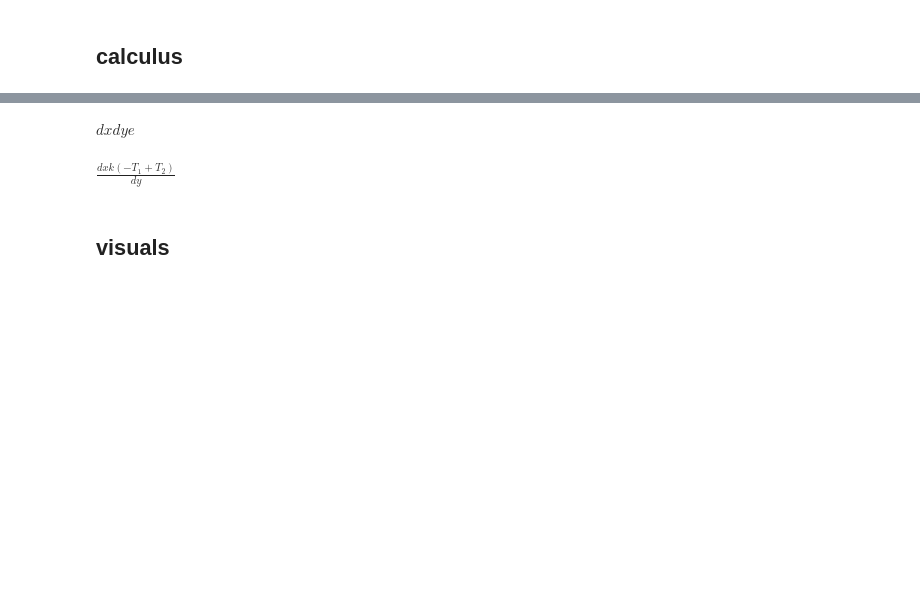
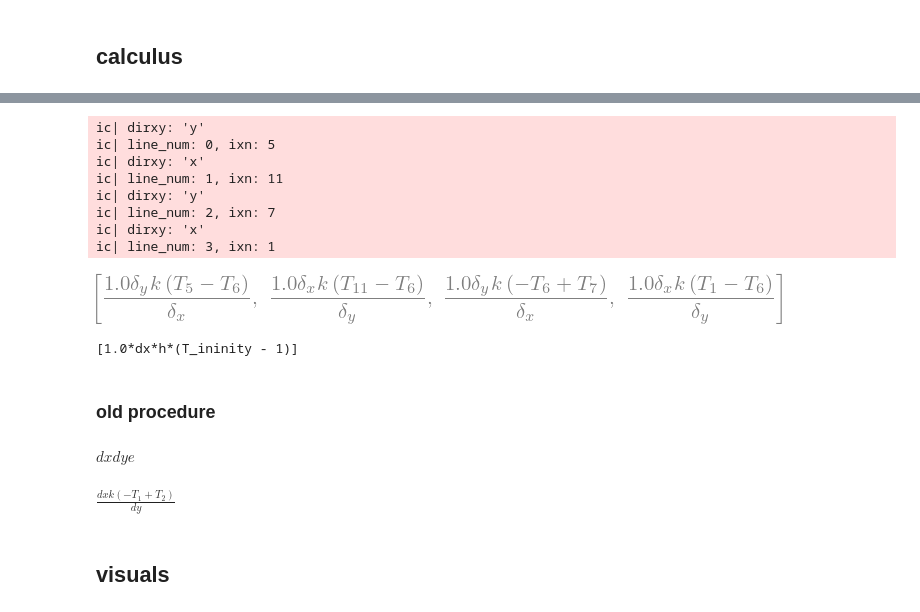
Before and after one commit to juliet29/windows, a Jupyter notebook: analysis/notebooks/230729_fem_setup.ipynb, the cells around one changed output, grey strips where cells are left out. Drawn from its saved outputs; the diff is of its cells as text; code cells hidden in the pictures; blank space fills up the shorter version.

```diff
--- a/analysis/notebooks/230729_fem_setup.ipynb
+++ b/analysis/notebooks/230729_fem_setup.ipynb
@@ -158,3 +220,21 @@ def interior_conduction(cell):
+# %%
+boundary_cell_eq(cell_num=6)
+# %% [output]
+ic| dirxy: 'y'
+ic| line_num: 0, ixn: 5
+ic| dirxy: 'x'
+ic| line_num: 1, ixn: 11
+ic| dirxy: 'y'
+ic| line_num: 2, ixn: 7
+ic| dirxy: 'x'
+ic| line_num: 3, ixn: 1
+[figure, added]
+# %%
+boundary_cell_eq(cells_trimmed[1])
+# %% [output]
+[1.0*dx*h*(T_ininity - 1)]
+# %% [markdown]
+### old procedure
 # %%
 def make_conduction_term(T1, T2, dir="x", corner=False):
     k, dx, dy = symbols("k, dx, dy")
```
Also changed, not shown: parts of 20 cells of this notebook.
